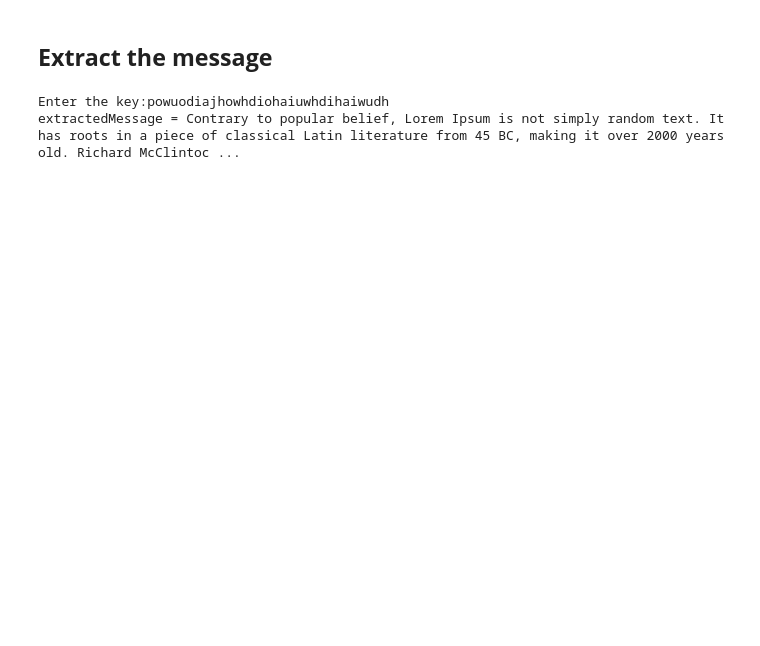
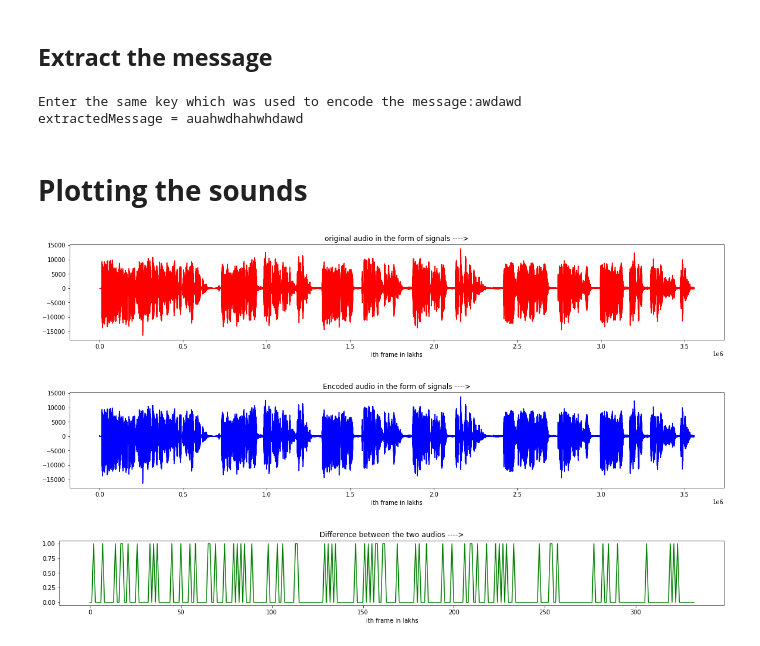
Before and after one commit to amyush/Audio-steganography, a Jupyter notebook: Audio_steganography.ipynb, the cells around one changed output. Saved outputs shown, nothing was run; the diff lists cells and outputs as text; code cells hidden in the pictures; blank space fills up the shorter version.

Commit message:
Added plotting of the sounds. Also, added the comparision of the 2 sounds in the plotting section.

```diff
--- a/Audio_steganography.ipynb
+++ b/Audio_steganography.ipynb
@@ -188,7 +187,7 @@ def extractMessage(key):
                 # Thus we return the message
                 if("#@#@#@" in extractedMessage):
                     # Return the message by leaving the last 6 characters of the delimeter
-                    return extractedMessage[:-6]
+                    return [extractedMessage[:-6], j]
 # %% [markdown]
 # **Results**
 # %% [markdown]
@@ -211,12 +210,54 @@ Enter the message to be hidden:Contrary to popular belief, Lorem Ipsum is not si
 ## **Extract the message**
 # %%
 # Input for the key to be used
-key = input("Enter the key:")
+key = input("Enter the same key which was used to encode the message:")
 
 # Function call to extract the message
-extractedMessage = extractMessage(key)
+extractedMessage, lastIndex = extractMessage(key)
 
 print('extractedMessage = {}'.format(extractedMessage))
 # %% [output]
-Enter the key:powuodiajhowhdiohaiuwhdihaiwudh
-extractedMessage = Contrary to popular belief, Lorem Ipsum is not simply random text. It has roots in a piece of classical Latin literature from 45 BC, making it over 2000 years old. Richard McClintoc ...
+Enter the same key which was used to encode the message:awdawd
+extractedMessage = auahwdhahwhdawd
+# %% [markdown]
+# **Plotting the sounds**
+# %%
+# Reading the orignal image
+originalAudio = wave.open("Audio-steganography/cover_audio.wav", "r")
+# Reading the orignal image
+encodedAudio = wave.open('Audio-steganography/encodedAudio.wav', 'r')
+
+# Reading each frame of the both sounds
+originalAudioFrames = originalAudio.readframes(-1)
+encodedAudioFrames = encodedAudio.readframes(-1)
+
+# Creating the difference between the two sounds
+diff = [0] * lastIndex
+for i in range(lastIndex):
+    diff[i] = integerToBinary(encodedAudioFrames[i]) - integerToBinary(originalAudioFrames[i])
+
+originalAudioFrames = np.fromstring(originalAudioFrames, "Int16")
+encodedAudioFrames = np.fromstring(encodedAudioFrames, "Int16")
+
+# Plotting the original audio
+plt.figure(figsize=(20,3))
+plt.plot(originalAudioFrames,'r')
+plt.title("original audio in the form of signals ---->")
+plt.xlabel('ith frame in lakhs')
+
+# Plotting the encoded audio
+plt.figure(figsize=(20,3))
+plt.plot(encodedAudioFrames,'b')
+plt.title("Encoded audio in the form of signals ---->")
+plt.xlabel('ith frame in lakhs')
+
+# Plotting the difference in the origianl and encoded audio
+plt.figure(figsize=(20,2))
+plt.plot(diff[:lastIndex],'g')
+plt.title("Difference between the two audios ---->")
+plt.xlabel('ith frame in lakhs')
+plt.show()
+# %% [output]
+[figure, added]
+[figure, added]
+[figure, added]
```
Also changed, not shown: parts of 3 cells of this notebook.
